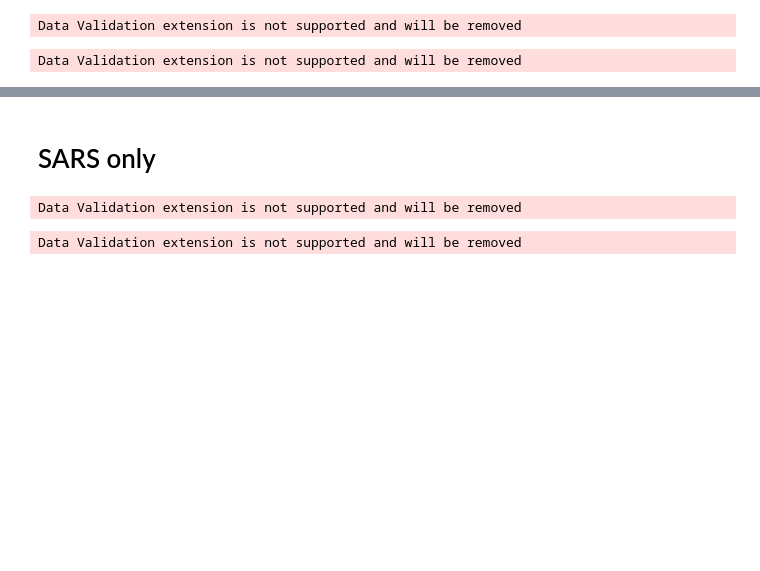
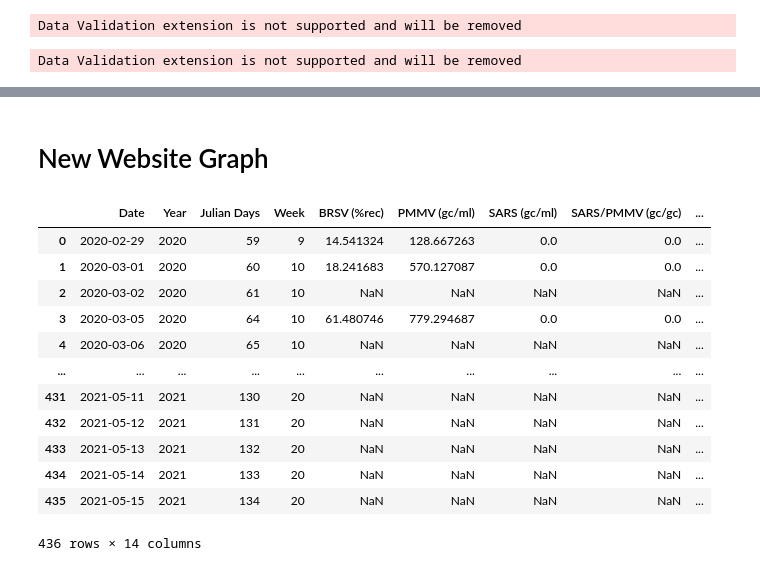
Before and after one commit to modelEAU/ODM-Import, a Jupyter notebook: notebooks/figs_from_mcgill_compil.ipynb, the cells around one changed output, grey strips where cells are left out. Drawn from its saved outputs; the diff is of its cells as text; code cells hidden in the pictures; blank space fills up the shorter version.

Commit message:
figs for new website

```diff
--- a/notebooks/figs_from_mcgill_compil.ipynb
+++ b/notebooks/figs_from_mcgill_compil.ipynb
@@ -249,54 +247,18 @@ TypeError: plot() got multiple values for argument 'start_date'
-# %% [markdown]
-# SARS only
-# %%
-path = "/Users/jeandavidt/Desktop/latest-data/CentrEau-COVID_Resultats_Quebec_final.xlsx"
-qc = pd.read_excel(path, sheet_name="QC_Compil_STEP (Blank)", usecols="A:N", skiprows=4)
-qc = qc.rename(columns={"Data":"Date"})
-
-start_date = "2021-01-01"
-end_date = "2021-04-13"
-
-cols = ["SARS (gc/ml)", "SARS (gc/ml).1"]
-# sars_cols = ["SARS (gc/ml)", "SARS (gc/ml).1"]
-proper_names = ["Québec Station Est", "Québec Station Ouest"]
-region_name = "Capitale-Nationale"
-proper_region_name = "Région de Québec"
-max_val = None
-fig = plot(qc, cols, "normalized", proper_names, region_name, proper_region_name,
-    max_val, start_date=start_date, end_date=end_date)
-fig.update_yaxes(secondary_y=False, range=[0, 550])
-images_folder = "/Users/jeandavidt/Desktop/figures/"
-fig.write_image(os.path.join(images_folder, "Quebec-sars.png"), width=1000, scale=3)
-fig.write_image(os.path.join(images_folder, "Quebec-sars.svg"), width=1000)
-fig.write_html(os.path.join(images_folder, "test_plot.html"))
-fig.show()
-# %% [output]
-Data Validation extension is not supported and will be removed
-# %%
-path = "/Users/jeandavidt/Desktop/latest-data/CentrEau-COVID_Resultats_Montreal_final.xlsx"
-mtl_step = pd.read_excel(path, sheet_name="MTL_Compil_STEP (#NA)", usecols="A:N", skiprows=4)
-mtl_step = mtl_step.rename(columns={"Data":"Date"})
-mtl_step["Date"] = pd.to_datetime(mtl_step["Date"])
-
-start_date = "29-02-2020"
-end_date = "2021-04-13"
-
-norm_cols = ["SARS (gc/ml)", "SARS (gc/ml).1"]
-proper_names = ["Montréal<br>Intercepteur Nord", "Montréal<br>Intercepteur Sud"]
-region_name = "Montréal"
-proper_region_name = "Montréal"
-max_normalized = None
-fig = plot(mtl_step, norm_cols, "sars", proper_names, region_name, proper_region_name, max_normalized, start_date=start_date, end_date=end_date)
-fig.update_layout(
-        xaxis_title="Date",
-        xaxis_dtick="M1",
-        xaxis_tick0="2020-01-01",
-        xaxis_tickformat="%d-%m-%Y",
-    )
-fig.update_yaxes(secondary_y=False, range=[0, 1250])
-images_folder = "/Users/jeandavidt/Desktop/figures/"
-fig.write_image(os.path.join(images_folder, "Montreal-sars.png"), width=1000, scale=3)
-fig.write_image(os.path.join(images_folder, "Montreal-sars.svg"), width=1000)
-fig.show()
-# %% [output]
-Data Validation extension is not supported and will be removed
+# %% [markdown]
+# New Website Graph
+# %%
+mtl_step
+# %% [output]
+|  | Date | Year | Julian Days | Week | BRSV (%rec) | PMMV (gc/ml) | SARS (gc/ml) | SARS/PMMV (gc/gc) | ... |
+| 0 | 2020-02-29 | 2020 | 59 | 9 | 14.541324 | 128.667263 | 0.0 | 0.0 | ... |
+| 1 | 2020-03-01 | 2020 | 60 | 10 | 18.241683 | 570.127087 | 0.0 | 0.0 | ... |
+| 2 | 2020-03-02 | 2020 | 61 | 10 | NaN | NaN | NaN | NaN | ... |
+| 3 | 2020-03-05 | 2020 | 64 | 10 | 61.480746 | 779.294687 | 0.0 | 0.0 | ... |
+| 4 | 2020-03-06 | 2020 | 65 | 10 | NaN | NaN | NaN | NaN | ... |
+| ... | ... | ... | ... | ... | ... | ... | ... | ... | ... |
+| 431 | 2021-05-11 | 2021 | 130 | 20 | NaN | NaN | NaN | NaN | ... |
+| 432 | 2021-05-12 | 2021 | 131 | 20 | NaN | NaN | NaN | NaN | ... |
+| 433 | 2021-05-13 | 2021 | 132 | 20 | NaN | NaN | NaN | NaN | ... |
+| 434 | 2021-05-14 | 2021 | 133 | 20 | NaN | NaN | NaN | NaN | ... |
+| 435 | 2021-05-15 | 2021 | 134 | 20 | NaN | NaN | NaN | NaN | ... |
+436 rows × 14 columns
```
Also changed, not shown: parts of 6 cells of this notebook, 4 other files.
